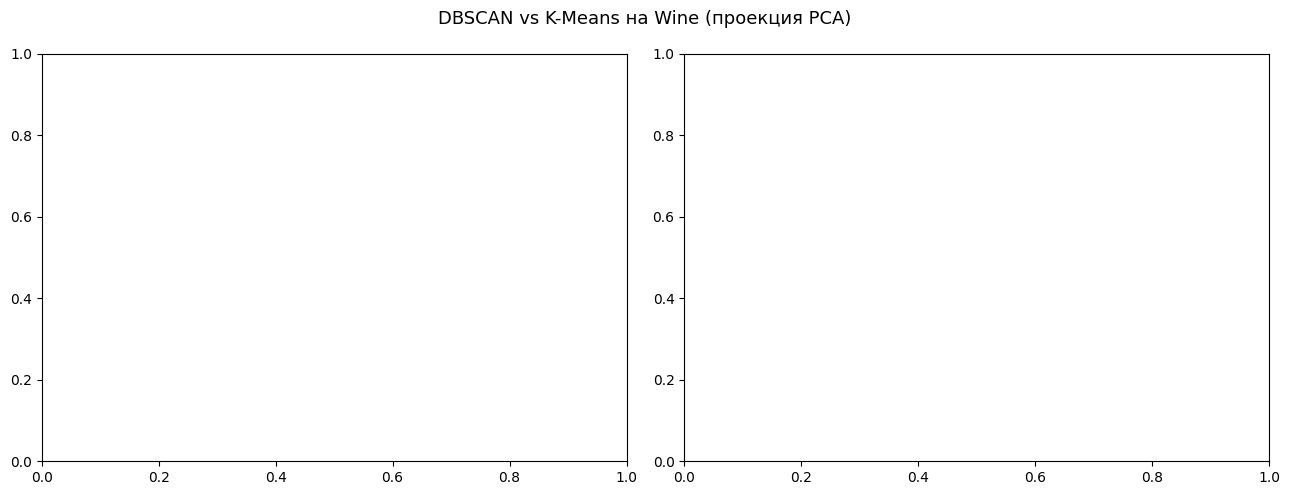
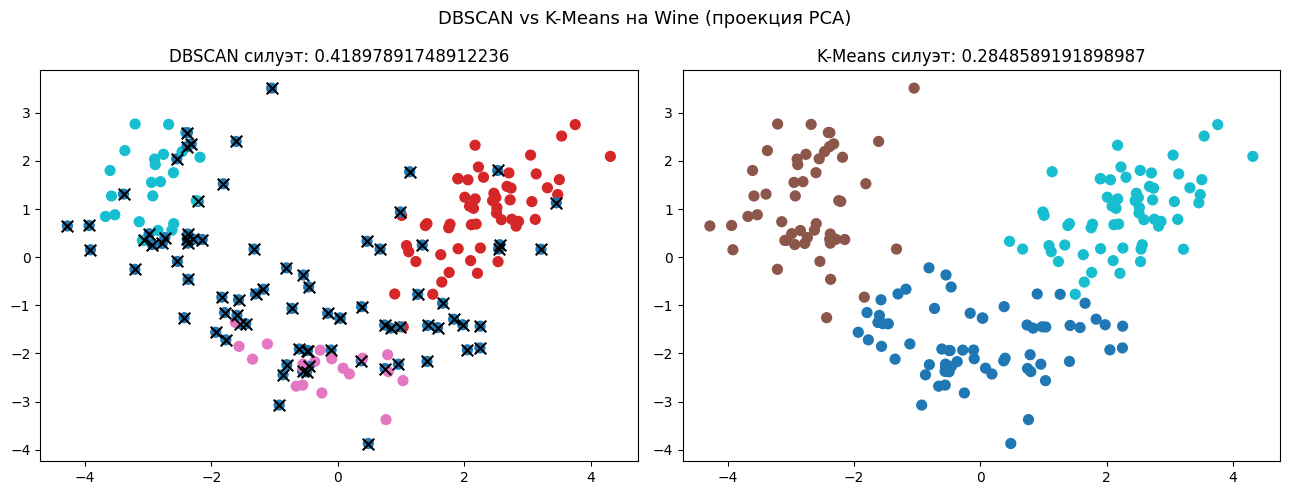
The notebook cell's code change between the first figure and the second:
--- before
+++ after
@@ -12,11 +12,23 @@
 X_wine_2d = pca.fit_transform(X_wine_scaled)
 
+# DBSCAN
+# для него уже есть dbscan_wine (модель), score_wine (силуэт) и labels_wine (предсказания)
+
+# K-Means
+kmeans_wine = KMeans(n_clusters=3, random_state=RANDOM_STATE)
+labels_wine_kmeans = kmeans_wine.fit_predict(X_wine_scaled)
+
+score_kmeans_wine = silhouette_score(X_wine_scaled, labels_wine_kmeans)
+
 fig, axes = plt.subplots(1, 2, figsize=(13, 5))
 
 # DBSCAN
-# ваш код
-
+axes[0].scatter(X_wine_2d[:, 0], X_wine_2d[:, 1], c=labels_wine_dbscan, s=50, alpha=1, cmap='tab10', label='DBSCAN: ', marker='o')
+axes[0].scatter(X_wine_2d[labels_wine_dbscan == -1, 0], X_wine_2d[labels_wine_dbscan == -1, 1], c='black', s=70, alpha=1,  marker='x')
+axes[0].set_title(f"DBSCAN силуэт: {score_dbscan_wine}")
 # K-Means
-# ваш код
+axes[1].scatter(X_wine_2d[:, 0], X_wine_2d[:, 1], c=labels_wine_kmeans, s=50, alpha=1, cmap='tab10', label='DBSCAN: ', marker='o')
+axes[1].scatter(X_wine_2d[labels_wine_kmeans == -1, 0], X_wine_2d[labels_wine_kmeans == -1, 1], c='black', s=70, alpha=1,  marker='x')
+axes[1].set_title(f"K-Means силуэт: {score_kmeans_wine}")
 
 plt.suptitle("DBSCAN vs K-Means на Wine (проекция PCA)", fontsize=13)

Commit: compared dbscan and kmeans on wine dataset, added conclusion